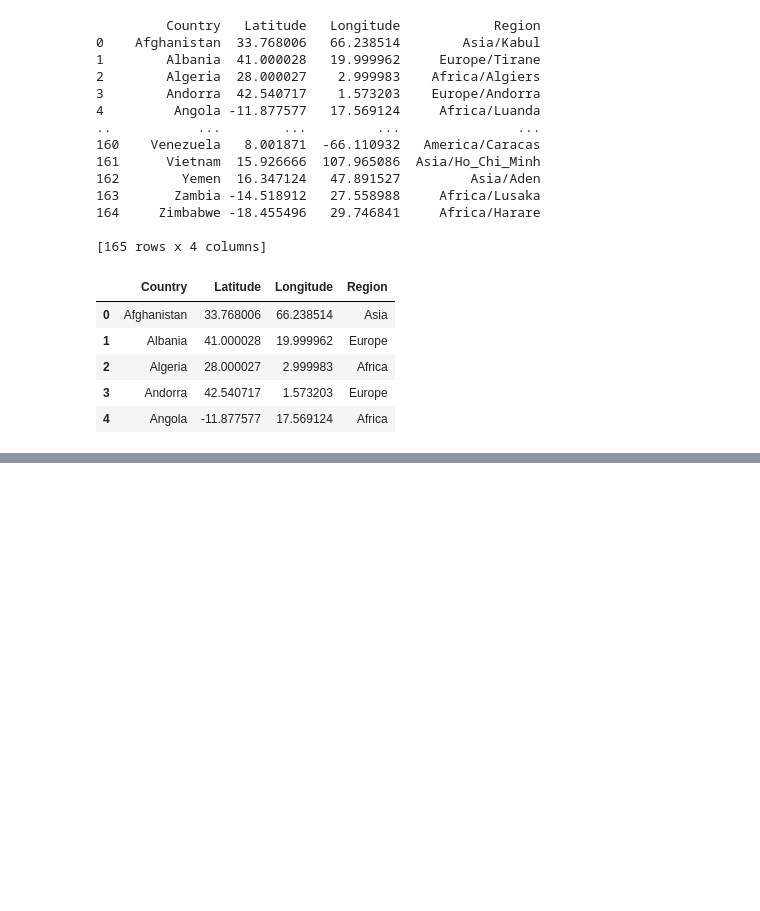
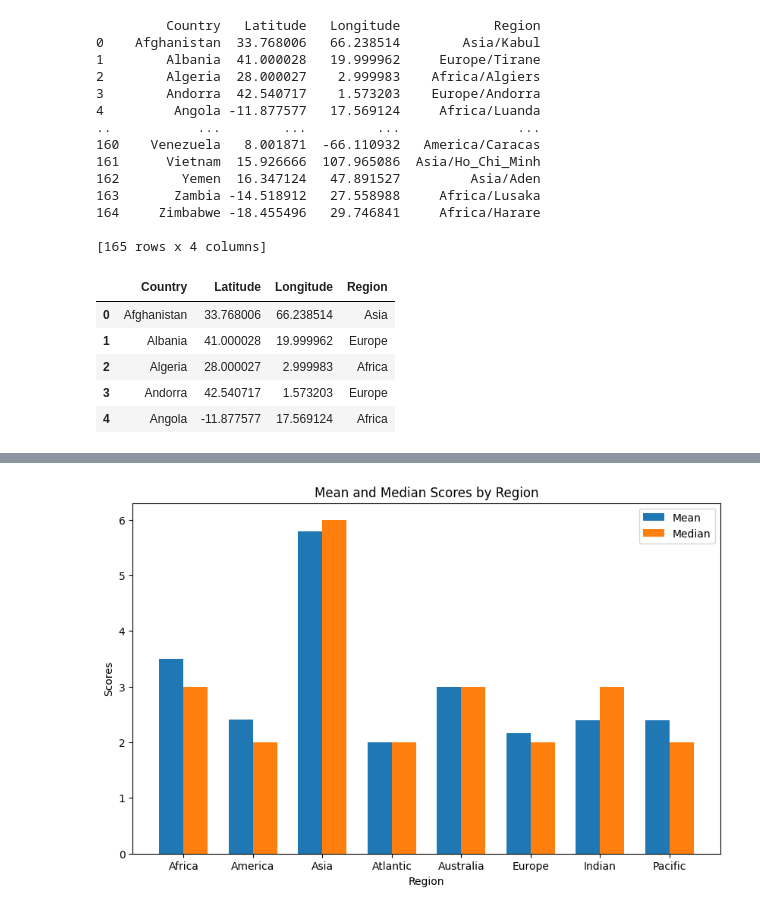
Before and after one commit to tiascott01/07_GroupProject1, a Jupyter notebook: Haylee/merge_resource_files.ipynb, the cells around one changed output, grey strips where cells are left out. Drawn from its saved outputs; the diff is of its cells as text; code cells hidden in the pictures; blank space fills up the shorter version.

```diff
--- a/Haylee/merge_resource_files.ipynb
+++ b/Haylee/merge_resource_files.ipynb
@@ -237,3 +237,7 @@ for idx, row in final_df.iterrows():
 display(map)
 # %% [output]
 [interactive output not drawn]
+# %%
+region_count = final_df.groupby("Region")['Score'].agg(['count','sum','mean','median','min','max','var','std']).reset_index()
+region_stats = region_count.rename(columns={"count":"Countries Total", "sum":"Score Total"})
+region_stats.head(9)
@@ -239,0 +254,19 @@ display(map)
+# %%
+# Create a grouped bar chart
+fig, ax = plt.subplots(figsize=(10, 6))
+bar_width = 0.35
+index = range(len(region_stats))
+
+bar1 = ax.bar(index, region_stats['mean'], bar_width, label='Mean')
+bar2 = ax.bar([i + bar_width for i in index], region_stats['median'], bar_width, label='Median')
+
+ax.set_xlabel('Region')
+ax.set_ylabel('Scores')
+ax.set_title('Mean and Median Scores by Region')
+ax.set_xticks([i + bar_width/2 for i in index])
+ax.set_xticklabels(region_stats['Region'])
+ax.legend()
+
+plt.show()
+# %% [output]
+[figure, added]
```
Also changed, not shown: parts of 3 cells of this notebook.
